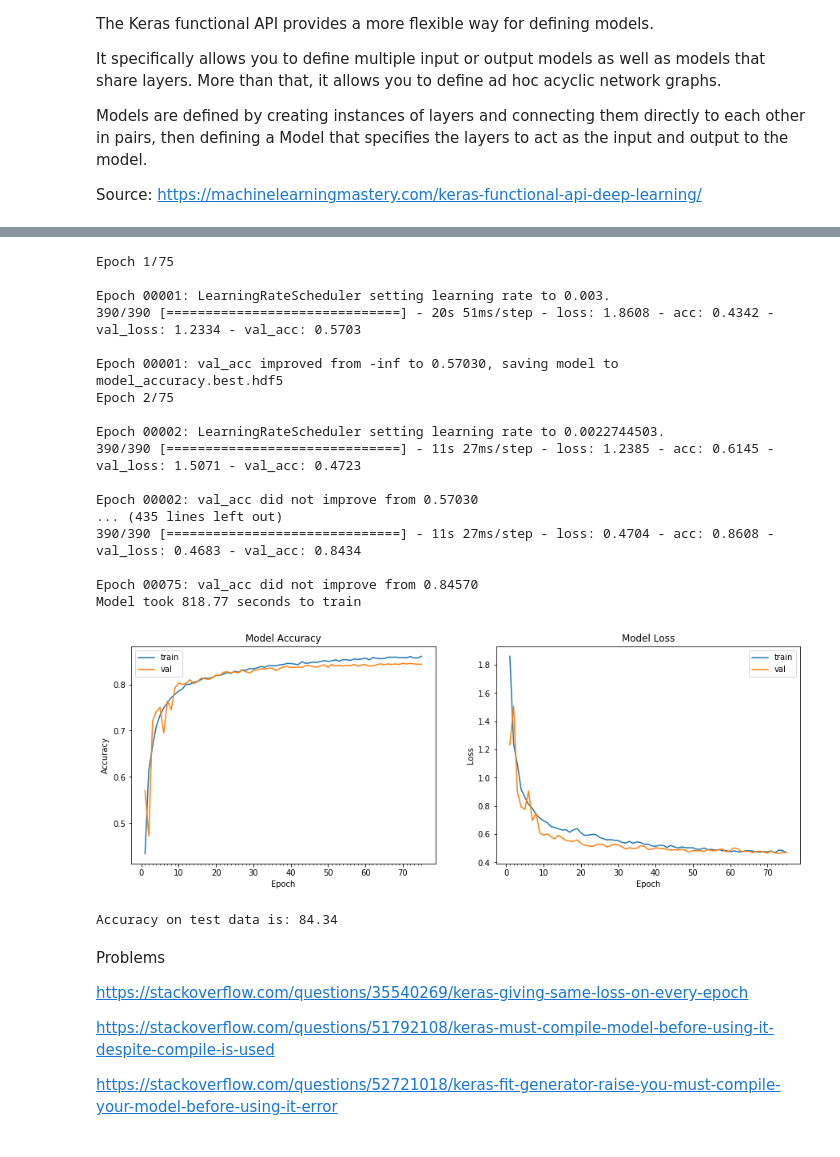
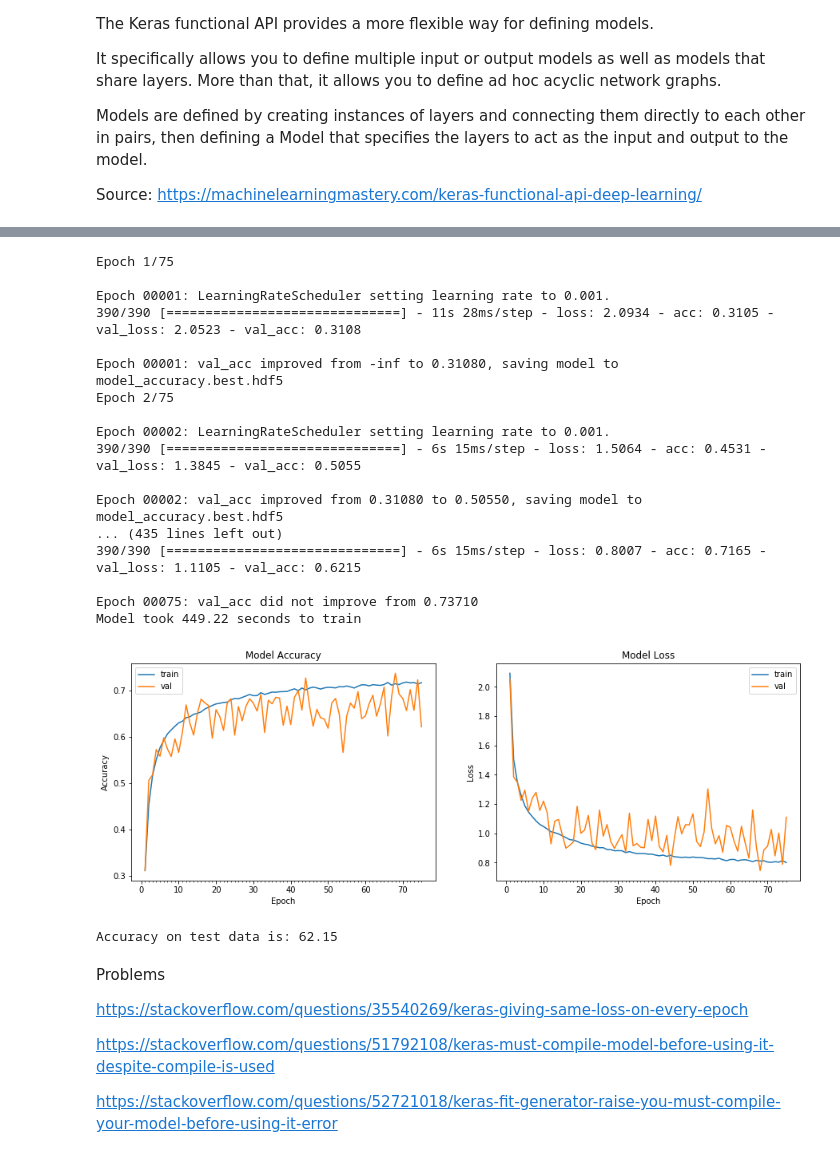
Before and after one commit to jai00271/CNN, a Jupyter notebook: 6. Advanced Convolutions/Assignment_6A.ipynb, the cells around one changed output, grey strips where cells are left out. Saved outputs shown, nothing was run; the diff lists cells and outputs as text; code cells hidden in the pictures.

```diff
--- a/6. Advanced Convolutions/Assignment_6A.ipynb
+++ b/6. Advanced Convolutions/Assignment_6A.ipynb
@@ -520,45 +530,45 @@ def lr_schedule(epoch):
         lrate = 0.0003
     return lrate
 
 filepath="model_accuracy.best.hdf5"
 
-reduce_LR = LearningRateScheduler(scheduler, verbose=1)
+reduce_LR = LearningRateScheduler(lr_schedule, verbose=1)
 checkpoint = ModelCheckpoint(filepath, monitor='val_acc', verbose=1, save_best_only=True, mode='max')
 
 
 # train the model
 start = time.time()
 # Train the model
 model_info = model.fit_generator(datagen.flow(train_features, train_labels, batch_size = 128),
                                  samples_per_epoch = train_features.shape[0], nb_epoch = 75,
                                  validation_data = (test_features, test_labels), verbose=1,
                                 callbacks=[reduce_LR, checkpoint])
 end = time.time()
 print ("Model took %0.2f seconds to train"%(end - start))
 # plot model history
 plot_model_history(model_info)
 # compute test accuracy
 print ("Accuracy on test data is: %0.2f"%accuracy(test_features, test_labels, model))
 # %% [output]
 Epoch 1/75
 
-Epoch 00001: LearningRateScheduler setting learning rate to 0.003.
-390/390 [==============================] - 20s 51ms/step - loss: 1.8608 - acc: 0.4342 - val_loss: 1.2334 - val_acc: 0.5703
+Epoch 00001: LearningRateScheduler setting learning rate to 0.001.
+390/390 [==============================] - 11s 28ms/step - loss: 2.0934 - acc: 0.3105 - val_loss: 2.0523 - val_acc: 0.3108
 
-Epoch 00001: val_acc improved from -inf to 0.57030, saving model to model_accuracy.best.hdf5
+Epoch 00001: val_acc improved from -inf to 0.31080, saving model to model_accuracy.best.hdf5
 Epoch 2/75
 
-Epoch 00002: LearningRateScheduler setting learning rate to 0.0022744503.
-390/390 [==============================] - 11s 27ms/step - loss: 1.2385 - acc: 0.6145 - val_loss: 1.5071 - val_acc: 0.4723
+Epoch 00002: LearningRateScheduler setting learning rate to 0.001.
+390/390 [==============================] - 6s 15ms/step - loss: 1.5064 - acc: 0.4531 - val_loss: 1.3845 - val_acc: 0.5055
 
-Epoch 00002: val_acc did not improve from 0.57030
+Epoch 00002: val_acc improved from 0.31080 to 0.50550, saving model to model_accuracy.best.hdf5
 ... (435 lines left out)
-390/390 [==============================] - 11s 27ms/step - loss: 0.4704 - acc: 0.8608 - val_loss: 0.4683 - val_acc: 0.8434
+390/390 [==============================] - 6s 15ms/step - loss: 0.8007 - acc: 0.7165 - val_loss: 1.1105 - val_acc: 0.6215
 
-Epoch 00075: val_acc did not improve from 0.84570
-Model took 818.77 seconds to train
+Epoch 00075: val_acc did not improve from 0.73710
+Model took 449.22 seconds to train
-[figure, old version]
+[figure, new version]
-Accuracy on test data is: 84.34
+Accuracy on test data is: 62.15
 # %% [markdown]
 Problems
 
```
Also changed, not shown: parts of 2 cells of this notebook, 1 other file.
